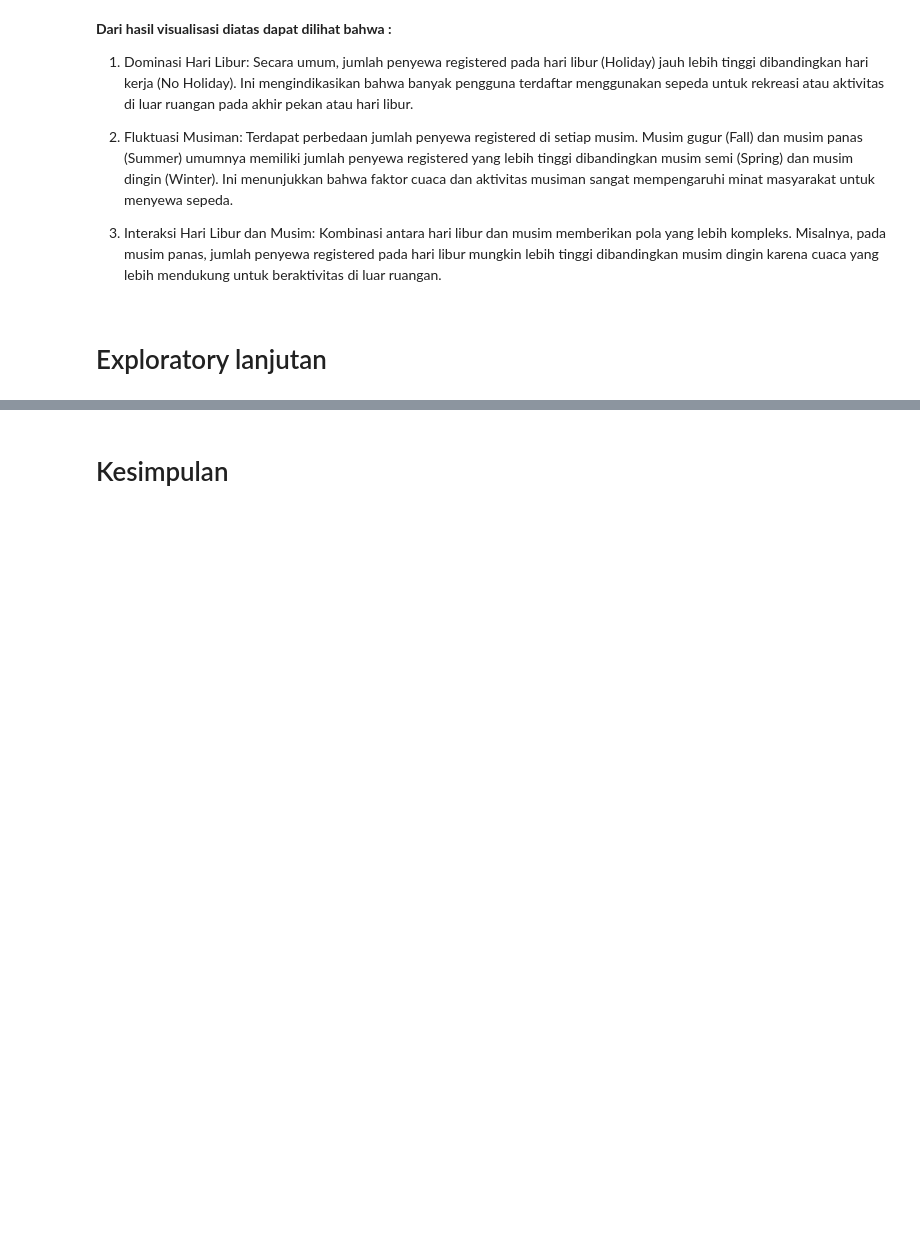
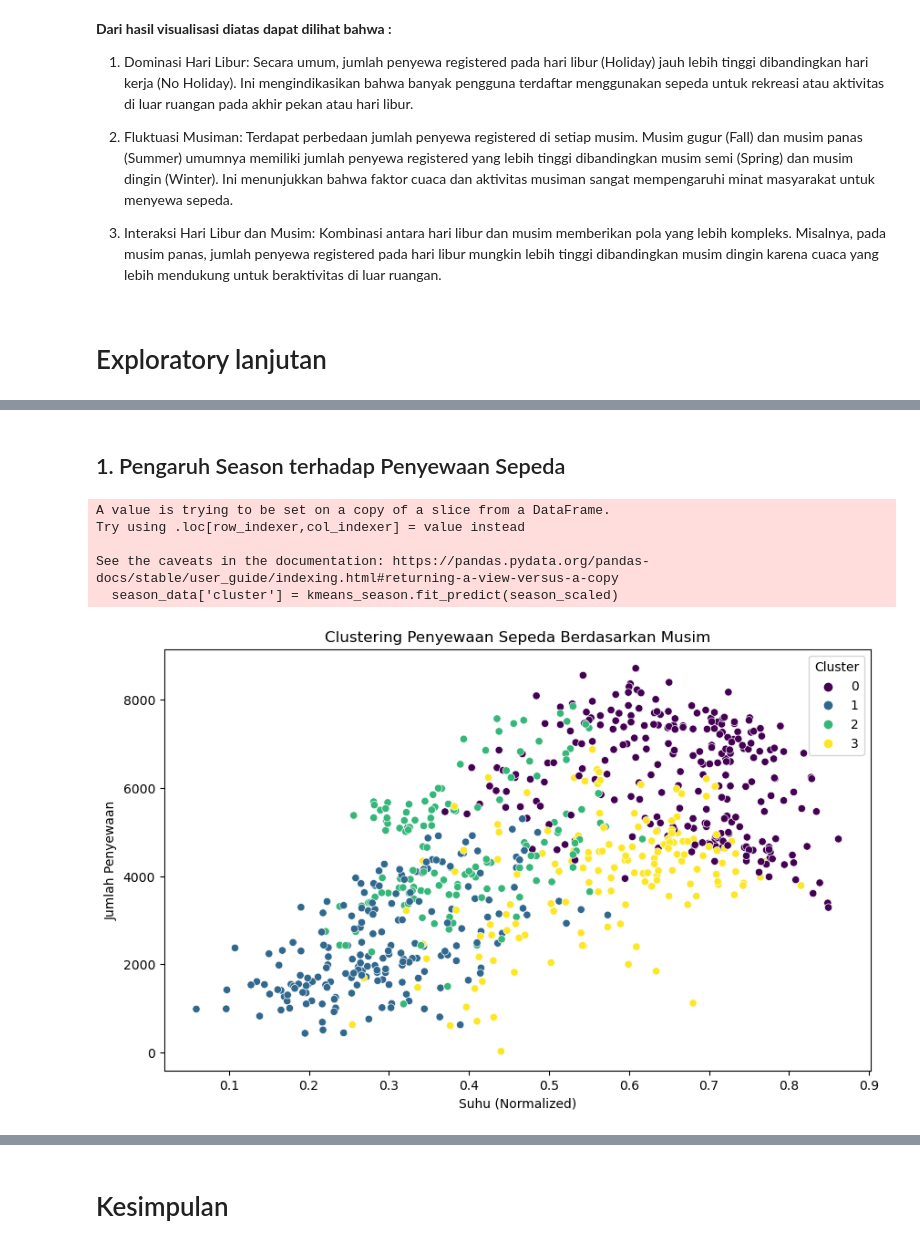
Before and after one commit to SyaifulAsfort23/Bike-sharing-dashboard, a Jupyter notebook: Proyek_Analisis_Data.ipynb, the cells around one changed output, grey strips where cells are left out. Drawn from its saved outputs; the diff is of its cells as text; code cells hidden in the pictures; blank space fills up the shorter version.

```diff
--- a/Proyek_Analisis_Data.ipynb
+++ b/Proyek_Analisis_Data.ipynb
@@ -734,8 +735,3 @@ plt.show()
 3. Interaksi Hari Libur dan Musim: Kombinasi antara hari libur dan musim memberikan pola yang lebih kompleks. Misalnya, pada musim panas, jumlah penyewa registered pada hari libur mungkin lebih tinggi dibandingkan musim dingin karena cuaca yang lebih mendukung untuk beraktivitas di luar ruangan.
 # %% [markdown]
 # Exploratory lanjutan
-# %%
-day_df['dteday'] = pd.to_datetime(day_df['dteday'])
-
-# Menghitung total penyewa (casual + registered)
-day_df['total'] = day_df['casual'] + day_df['registered']
@@ -794,0 +741,30 @@ plt.show()
+# %% [markdown]
+## 1. Pengaruh Season terhadap Penyewaan Sepeda
+# %%
+# Filter relevant columns for clustering
+season_data = day_df[['season', 'cnt', 'temp', 'hum']]
+# %%
+# Normalize the data
+scaler = StandardScaler()
+season_scaled = scaler.fit_transform(season_data)
+# %%
+# Apply KMeans clustering
+kmeans_season = KMeans(n_clusters=4, random_state=42)  # Using 4 clusters for seasons
+season_data['cluster'] = kmeans_season.fit_predict(season_scaled)
+# %% [output]
+A value is trying to be set on a copy of a slice from a DataFrame.
+Try using .loc[row_indexer,col_indexer] = value instead
+
+See the caveats in the documentation: https://pandas.pydata.org/pandas-docs/stable/user_guide/indexing.html#returning-a-view-versus-a-copy
+  season_data['cluster'] = kmeans_season.fit_predict(season_scaled)
+# %%
+# Visualize the clustering result
+plt.figure(figsize=(10, 6))
+sns.scatterplot(data=season_data, x='temp', y='cnt', hue='cluster', palette='viridis')
+plt.title('Clustering Penyewaan Sepeda Berdasarkan Musim')
+plt.xlabel('Suhu (Normalized)')
+plt.ylabel('Jumlah Penyewaan')
+plt.legend(title='Cluster')
+plt.show()
+# %% [output]
+[figure, added]
```
Also changed, not shown: parts of 23 cells of this notebook.
